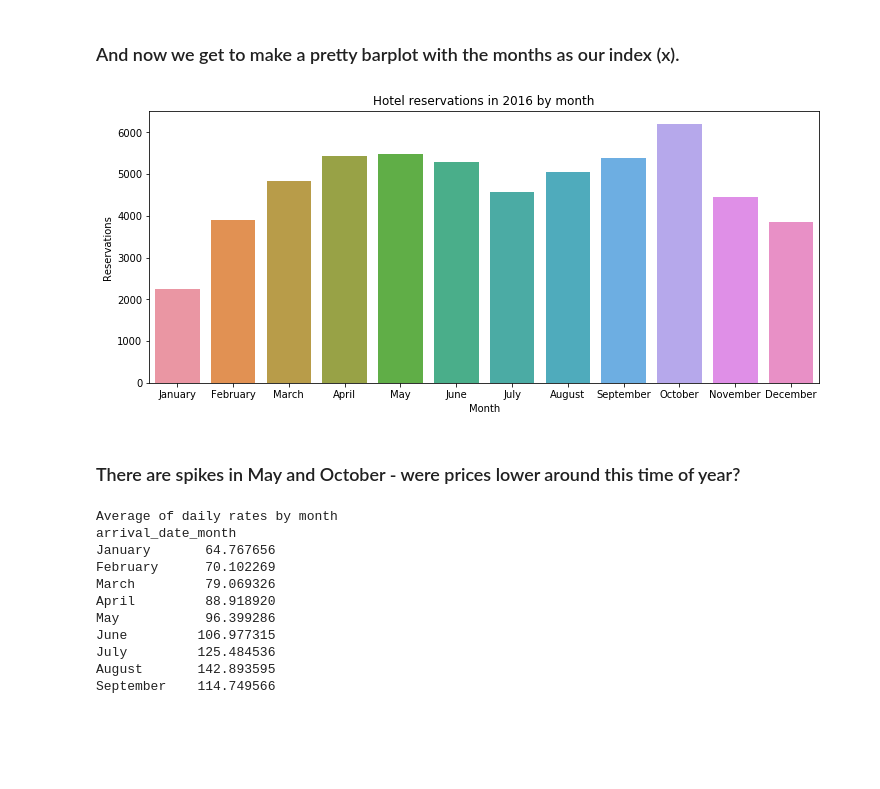
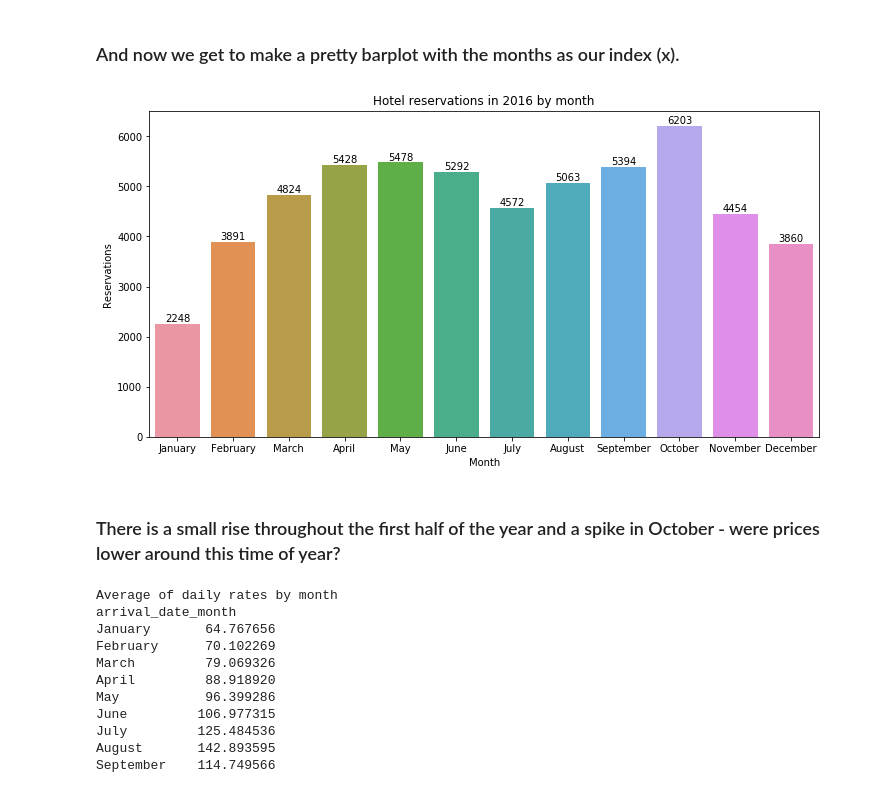
Before and after one commit to chrisrutherford/personalprojects, a Jupyter notebook: hotel/hotels.ipynb, the cells around one changed output. Saved outputs shown, nothing was run; the diff lists cells and outputs as text; code cells hidden in the pictures; blank space fills up the shorter version.

```diff
--- a/hotel/hotels.ipynb
+++ b/hotel/hotels.ipynb
@@ -263,16 +273,21 @@ CategoricalIndex(['October', 'May', 'April', 'September', 'June', 'August',
 # %% [markdown]
 ### And now we get to make a pretty barplot with the months as our index (x).
 # %%
-plt.figure(figsize=(12,5))
+plt.figure(figsize=(12,6))
 sns.barplot(monthly_res.index, monthly_res.values)
 plt.xlabel("Month")
 plt.ylabel("Reservations")
 plt.title("Hotel reservations in 2016 by month")
+for i in range(len(monthly_res)):
+    plt.text(x=i-.22,
+             y=hotel_2016["arrival_date_month"].value_counts(sort=False)[i]+50,
+             s=hotel_2016["arrival_date_month"].value_counts(sort=False)[i],
+             size = 10)
 plt.show()
 # %% [output]
-[figure, old version]
+[figure, new version]
 # %% [markdown]
-### There are spikes in May and October - were prices lower around this time of year?
+### There is a small rise throughout the first half of the year and a spike in October - were prices lower around this time of year?
 # %%
 print("Average of daily rates by month")
 print(hotel_2016.groupby("arrival_date_month").adr.mean())
```
Also changed, not shown: parts of 8 cells of this notebook.
